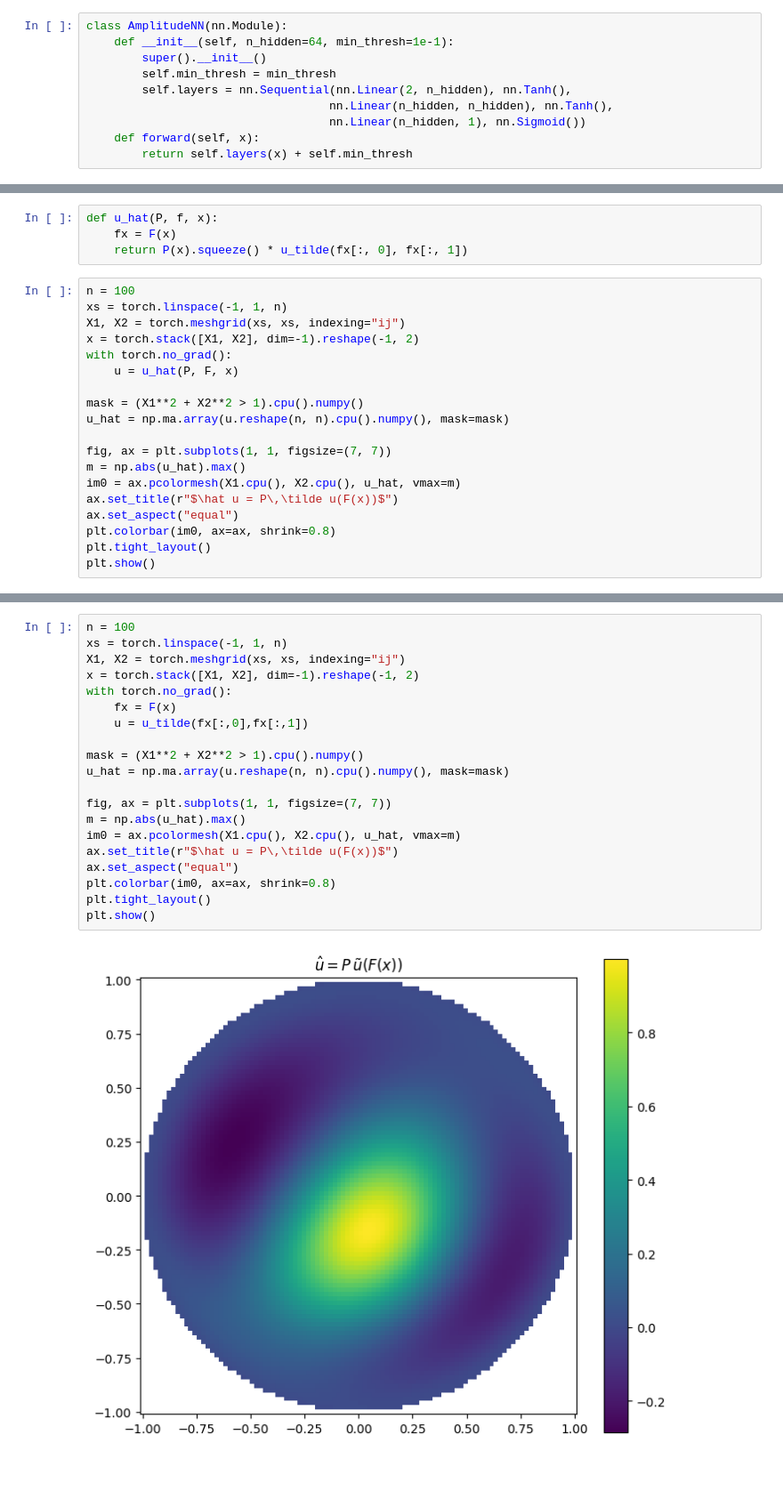
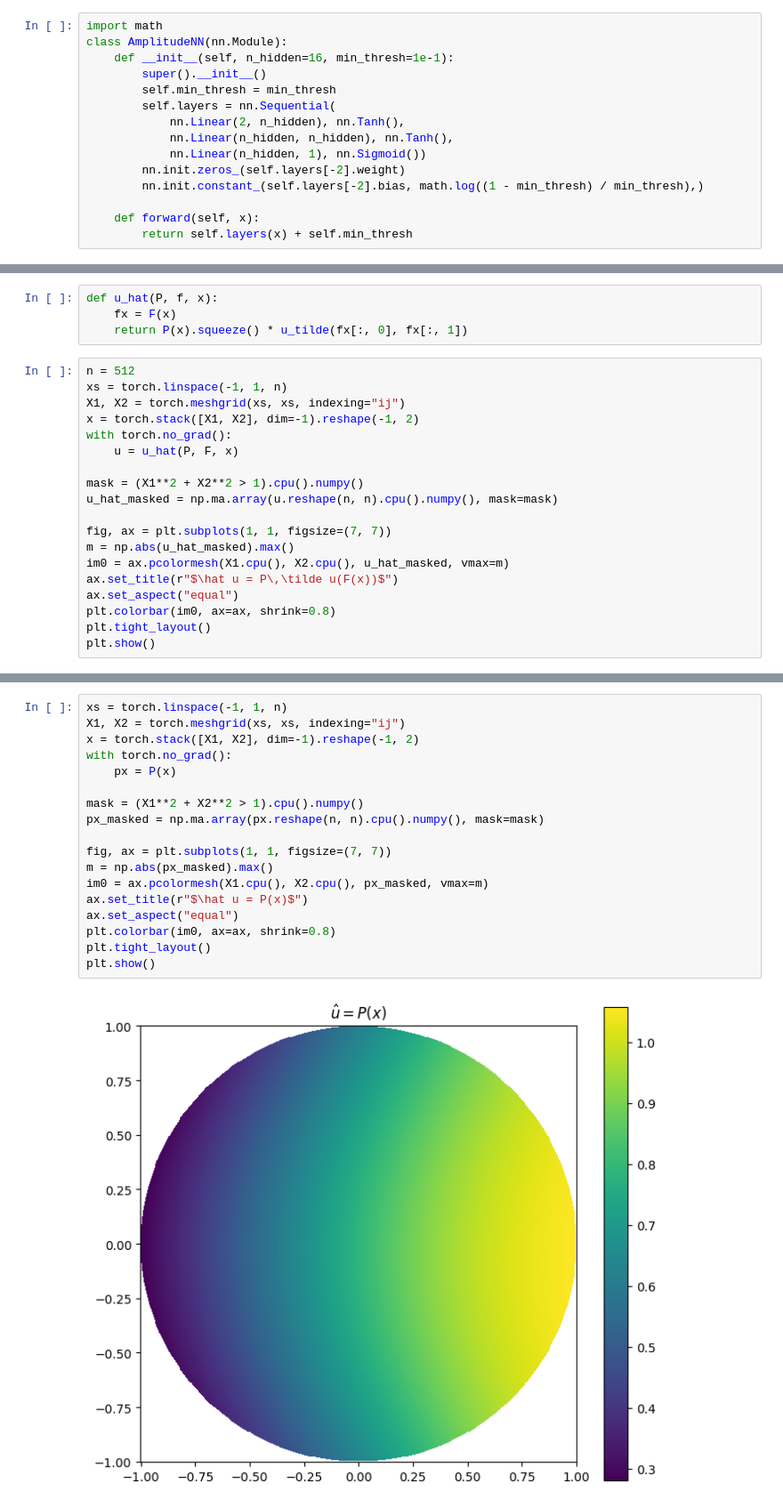
Before and after one commit to pascaltribel/polyharmonic_critic_equation, a Jupyter notebook: biharmonic_circle.ipynb, the cells around one changed output, grey strips where cells are left out. Shown at 89% size. Saved outputs shown, nothing was run; the diff lists cells and outputs as text; blank space fills up the shorter version.

```diff
--- a/biharmonic_circle.ipynb
+++ b/biharmonic_circle.ipynb
@@ -108,13 +111,18 @@ def sample_disc(n):
     th = 2*torch.pi*torch.rand(n, requires_grad=True)
     return torch.stack([r*torch.cos(th), r*torch.sin(th)], 1)
 # %%
+import math
 class AmplitudeNN(nn.Module):
-    def __init__(self, n_hidden=64, min_thresh=1e-1):
+    def __init__(self, n_hidden=16, min_thresh=1e-1):
         super().__init__()
         self.min_thresh = min_thresh
-        self.layers = nn.Sequential(nn.Linear(2, n_hidden), nn.Tanh(),
-                                   nn.Linear(n_hidden, n_hidden), nn.Tanh(),
-                                   nn.Linear(n_hidden, 1), nn.Sigmoid())
+        self.layers = nn.Sequential(
+            nn.Linear(2, n_hidden), nn.Tanh(),
+            nn.Linear(n_hidden, n_hidden), nn.Tanh(),
+            nn.Linear(n_hidden, 1), nn.Sigmoid())
+        nn.init.zeros_(self.layers[-2].weight)
+        nn.init.constant_(self.layers[-2].bias, math.log((1 - min_thresh) / min_thresh),)
+
     def forward(self, x):
         return self.layers(x) + self.min_thresh
 # %%
@@ -138,7 +151,7 @@ def u_hat(P, f, x):
     fx = F(x)
     return P(x).squeeze() * u_tilde(fx[:, 0], fx[:, 1])
 # %%
-n = 100
+n = 512
 xs = torch.linspace(-1, 1, n)
 X1, X2 = torch.meshgrid(xs, xs, indexing="ij")
 x = torch.stack([X1, X2], dim=-1).reshape(-1, 2)
@@ -146,11 +159,11 @@ with torch.no_grad():
     u = u_hat(P, F, x)
 
 mask = (X1**2 + X2**2 > 1).cpu().numpy()
-u_hat = np.ma.array(u.reshape(n, n).cpu().numpy(), mask=mask)
+u_hat_masked = np.ma.array(u.reshape(n, n).cpu().numpy(), mask=mask)
 
 fig, ax = plt.subplots(1, 1, figsize=(7, 7))
-m = np.abs(u_hat).max()
-im0 = ax.pcolormesh(X1.cpu(), X2.cpu(), u_hat, vmax=m)
+m = np.abs(u_hat_masked).max()
+im0 = ax.pcolormesh(X1.cpu(), X2.cpu(), u_hat_masked, vmax=m)
 ax.set_title(r"$\hat u = P\,\tilde u(F(x))$")
 ax.set_aspect("equal")
 plt.colorbar(im0, ax=ax, shrink=0.8)
@@ -180,22 +195,20 @@ plt.show()
 # %%
-n = 100
 xs = torch.linspace(-1, 1, n)
 X1, X2 = torch.meshgrid(xs, xs, indexing="ij")
 x = torch.stack([X1, X2], dim=-1).reshape(-1, 2)
 with torch.no_grad():
-    fx = F(x)
-    u = u_tilde(fx[:,0],fx[:,1])
+    px = P(x)
 
 mask = (X1**2 + X2**2 > 1).cpu().numpy()
-u_hat = np.ma.array(u.reshape(n, n).cpu().numpy(), mask=mask)
+px_masked = np.ma.array(px.reshape(n, n).cpu().numpy(), mask=mask)
 
 fig, ax = plt.subplots(1, 1, figsize=(7, 7))
-m = np.abs(u_hat).max()
-im0 = ax.pcolormesh(X1.cpu(), X2.cpu(), u_hat, vmax=m)
-ax.set_title(r"$\hat u = P\,\tilde u(F(x))$")
+m = np.abs(px_masked).max()
+im0 = ax.pcolormesh(X1.cpu(), X2.cpu(), px_masked, vmax=m)
+ax.set_title(r"$\hat u = P(x)$")
 ax.set_aspect("equal")
 plt.colorbar(im0, ax=ax, shrink=0.8)
 plt.tight_layout()
 plt.show()
 # %% [output]
-[figure, old version]
+[figure, new version]
```
Also changed, not shown: parts of 7 cells of this notebook, 1 other file.
